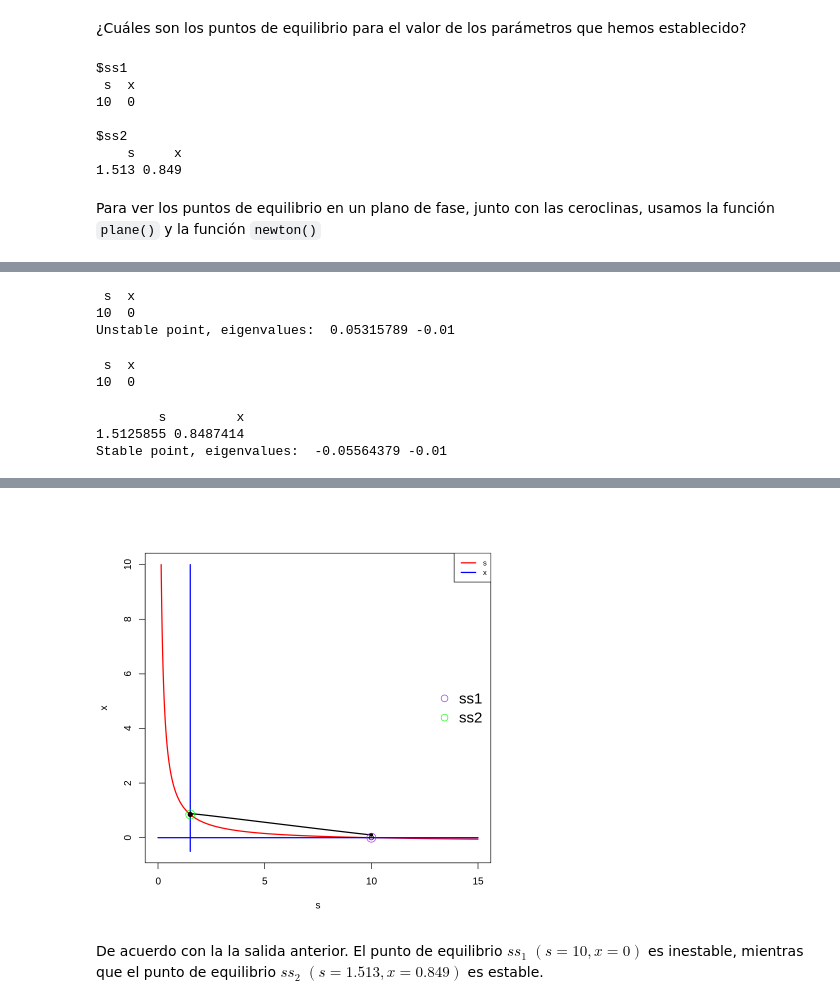
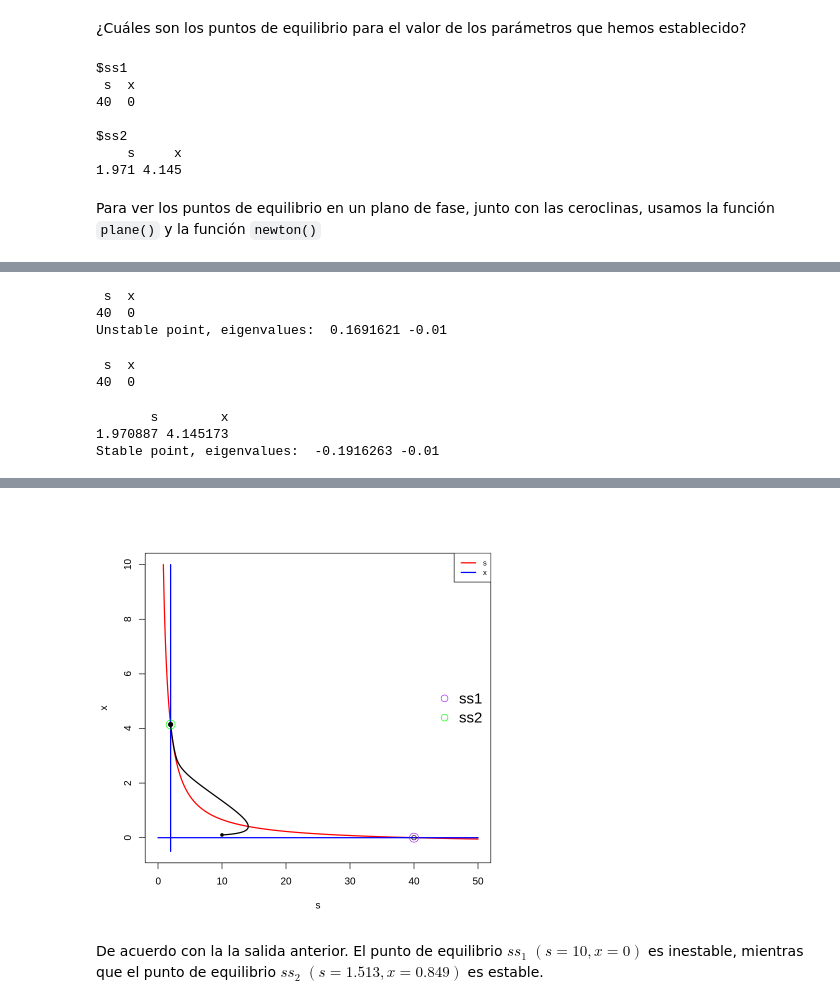
Before and after one commit to JuanM-GG/modelos-tesis, a Jupyter notebook: modelo_monod.ipynb, the cells around one changed output, grey strips where cells are left out. Drawn from its saved outputs; the diff is of its cells as text; code cells hidden in the pictures.

```diff
--- a/modelo_monod.ipynb
+++ b/modelo_monod.ipynb
@@ -314,7 +334,7 @@ model <- function(times, state, parms) {
 }
 # %%
 # establecer parámetros
-p <- c(mu_max = 1.2, ks = 180, Yxs = 0.1, D = 0.01, sf = 10)
+p <- c(mu_max = 1.453, ks = 284.399, Yxs = 0.109, D = 0.01, sf = 40)
 # %%
 # condiciones iniciales
 s <- c(s = 10, x = 0.1)
@@ -345,18 +365,18 @@ steady_state(p)
 # %% [output]
 $ss1
  s  x
-10  0
+40  0
 
 $ss2
     s     x
-1.513 0.849
+1.971 4.145
 # %% [markdown]
 Para ver los puntos de equilibrio en un plano de fase, junto con las ceroclinas, usamos la función `plane()` y la función `newton()`
 # %%
 # graficar el plano de fase
-plane(xmin = 0, xmax = 15, ymin = -0.5, ymax = 10)
+plane(xmin = 0, xmax = 50, ymin = -0.5, ymax = 10)
 # dibujar trayectoria
-run(traject = T)
+run(traject = T, times = seq(0,1000,0.1))
 
 # para determinar la estabilidad de los puntos de equilibrio
 newton(state = c(s = 10, x = 0), plot = T)
@@ -375,8 +395,8 @@ legend("right", legend = c("ss1","ss2"),
  s  x
-10  0
-Unstable point, eigenvalues:  0.05315789 -0.01
+40  0
+Unstable point, eigenvalues:  0.1691621 -0.01
  s  x
-10  0
+40  0
-        s         x
-1.5125855 0.8487414
-Stable point, eigenvalues:  -0.05564379 -0.01
+       s        x
+1.970887 4.145173
+Stable point, eigenvalues:  -0.1916263 -0.01
@@ -385,4 +405,4 @@ Stable point, eigenvalues:  -0.05564379 -0.01
-[figure, old version]
+[figure, new version]
 # %% [markdown]
 De acuerdo con la la salida anterior. El punto de equilibrio $ss_1$ $(s = 10, x = 0)$ es inestable, mientras que el punto de equilibrio $ss_2$ $(s = 1.513, x = 0.849)$ es estable.
 # %% [markdown]
```
Also changed, not shown: parts of 19 cells of this notebook.
